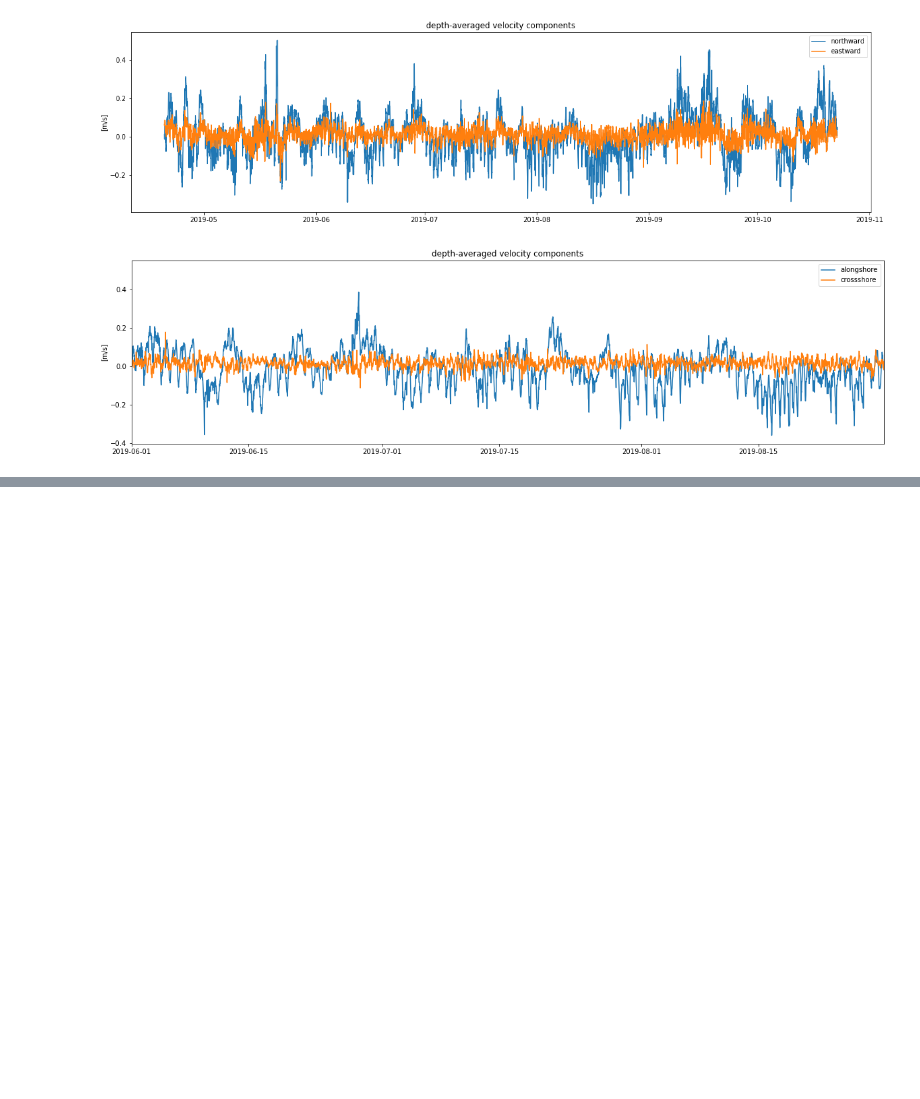
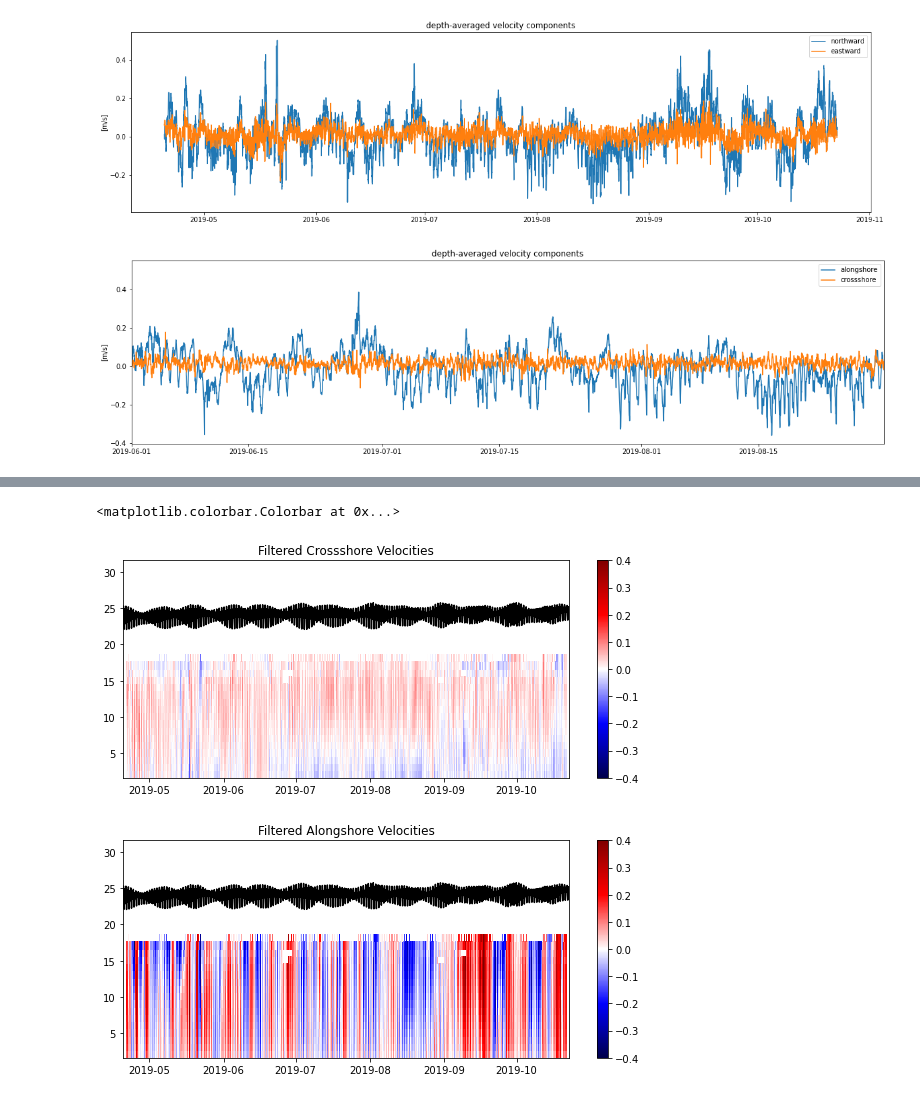
Before and after one commit to ascherer97/REU21, a Jupyter notebook: inshore_adcp_analysis.ipynb, the cells around one changed output, grey strips where cells are left out. Drawn from its saved outputs; the diff is of its cells as text; code cells hidden in the pictures; blank space fills up the shorter version.

```diff
--- a/inshore_adcp_analysis.ipynb
+++ b/inshore_adcp_analysis.ipynb
@@ -259,0 +282,27 @@ plt.xlim([t1,t2])
+# %%
+#to perform filtering, first assign new data array with pl64 applied to each cross shore/along shore data
+#then merge this data array with the main dataset
+temp = xr.DataArray(ts.pl64(ds['cs']),coords=(ds['obs'],ds['bin']),dims=('obs','bin'),
+                    name='cs_fil')
+ds = ds.merge(temp)
+temp = xr.DataArray(ts.pl64(ds['as']),coords=(ds['obs'],ds['bin']),dims=('obs','bin'),
+                    name='as_fil')
+ds = ds.merge(temp)
+# %%
+plt.figure(figsize=(10,4))
+plt.pcolor(ds['time'],ds['bin_height'],ds['cs_fil'].where(good).T,cmap='seismic', shading='auto')
+plt.plot(ds['time'],ds['depth_from_pressure'],'k-') # convert from dPa to dbar
+plt.clim([-0.4,0.4])
+plt.title('Filtered Crossshore Velocities')
+plt.colorbar()
+
+plt.figure(figsize=(10,4))
+plt.pcolor(ds['time'],ds['bin_height'],ds['as_fil'].where(good).T,cmap='seismic', shading='auto')
+plt.plot(ds['time'],ds['depth_from_pressure'],'k-') # convert from dPa to dbar
+plt.clim([-0.4,0.4])
+plt.title('Filtered Alongshore Velocities')
+plt.colorbar()
+# %% [output]
+<matplotlib.colorbar.Colorbar at 0x...>
+[figure, added]
+[figure, added]
```
Also changed, not shown: parts of 6 cells of this notebook.
